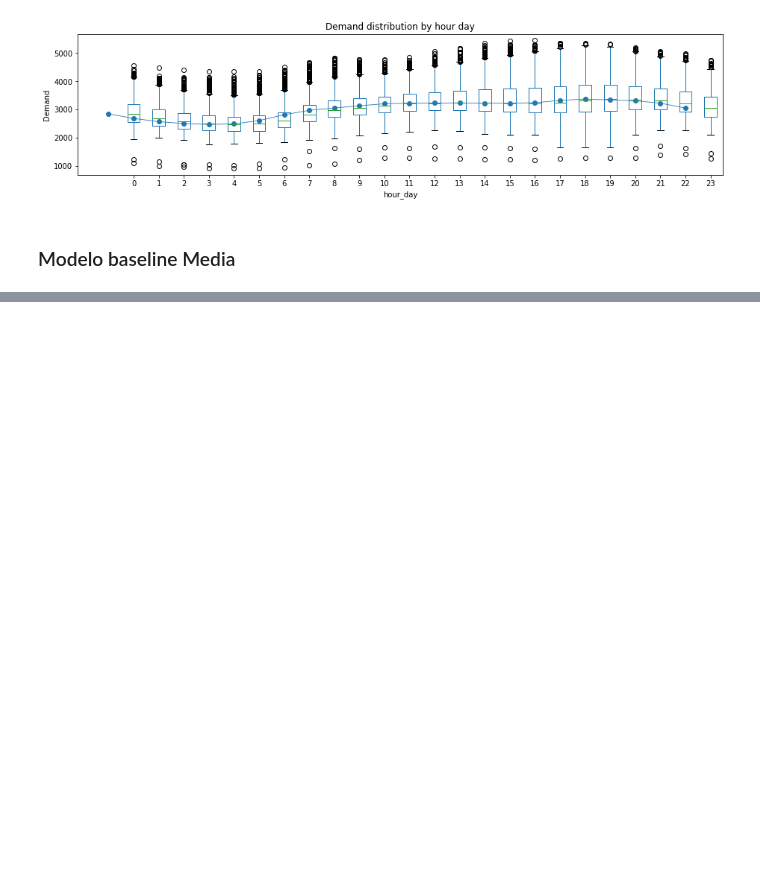
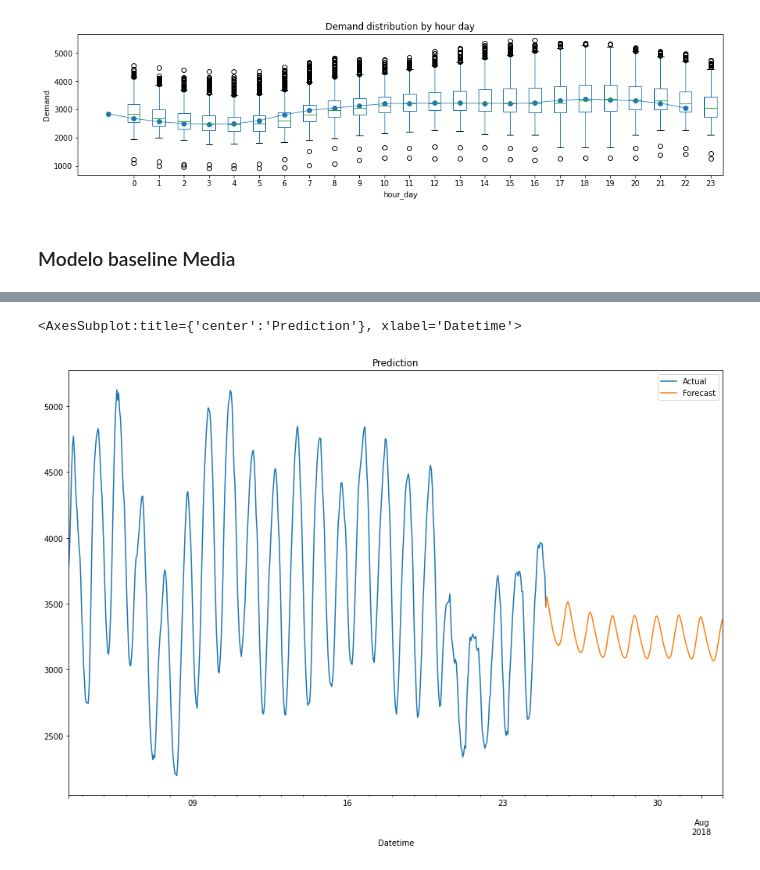
Before and after one commit to Lea102/Electric-Energy-power-consuption-Forecast, a Jupyter notebook: Leandro Scquizzato Serie de tiempos consumo electrico R4.ipynb, the cells around one changed output, grey strips where cells are left out. Saved outputs shown, nothing was run; the diff lists cells and outputs as text; code cells hidden in the pictures; blank space fills up the shorter version.

```diff
--- a/Leandro Scquizzato Serie de tiempos consumo electrico R4.ipynb
+++ b/Leandro Scquizzato Serie de tiempos consumo electrico R4.ipynb
@@ -245,0 +688,13 @@ fig.suptitle('');
+# %%
+X_ = y[- n_lookback:]  # last available input sequence
+X_ = X_.reshape(1, n_lookback, 1)
+
+Y_ = model.predict(X_).reshape(-1, 1)
+Y_ = scaler.inverse_transform(Y_)
+# %%
+df_past = df[['MW']].reset_index()
+
+df_past.rename(columns={'index': 'Datetime', 'MW': 'Actual'}, inplace=True)
+df_past['Datetime'] = pd.to_datetime(df_past['Datetime'])
+df_past['Forecast'] = np.nan
+df_past['Forecast'].iloc[-1] = df_past['Actual'].iloc[-1]
@@ -245,0 +717,6 @@ fig.suptitle('');
+# %%
+#Predicciones de consumo
+df_future = pd.DataFrame(columns=['Datetime', 'Actual', 'Forecast'])
+df_future['Datetime'] = pd.date_range(start=df_past['Datetime'].iloc[-1] + pd.Timedelta(hours=1), periods=n_forecast,freq='60min')
+df_future['Forecast'] = Y_.flatten()
+df_future['Actual'] = np.nan
@@ -245,0 +743,9 @@ fig.suptitle('');
+# %%
+results = df_past[57000:].append(df_future).set_index('Datetime')
+# %%
+#Gráfico de consumo pasado y el forecast
+fig, ax = plt.subplots(figsize=(15, 10))
+results.plot(title='Prediction',ax=ax)
+# %% [output]
+<AxesSubplot:title={'center':'Prediction'}, xlabel='Datetime'>
+[figure, added]
```
Also changed, not shown: parts of 48 cells of this notebook.
